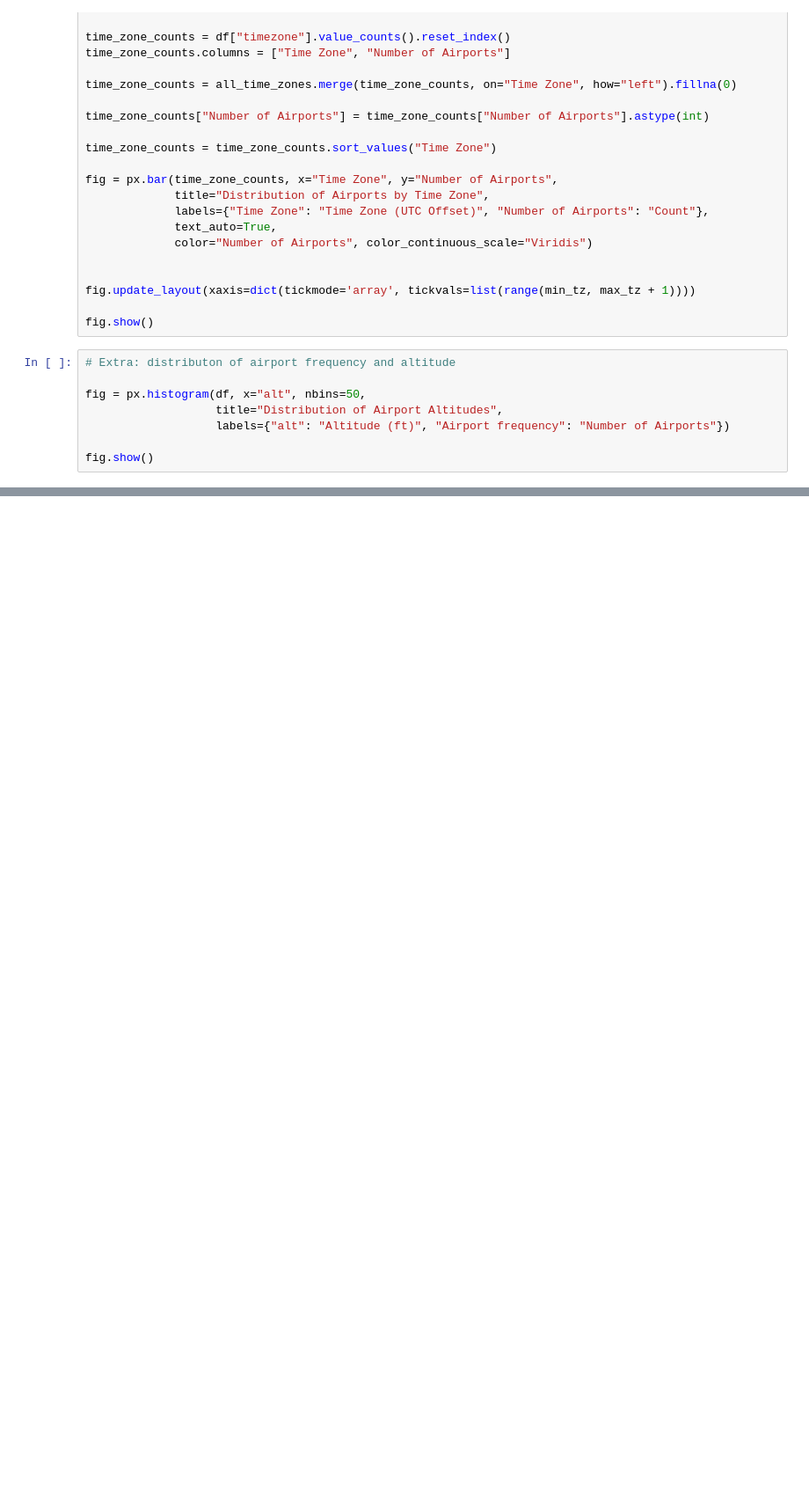
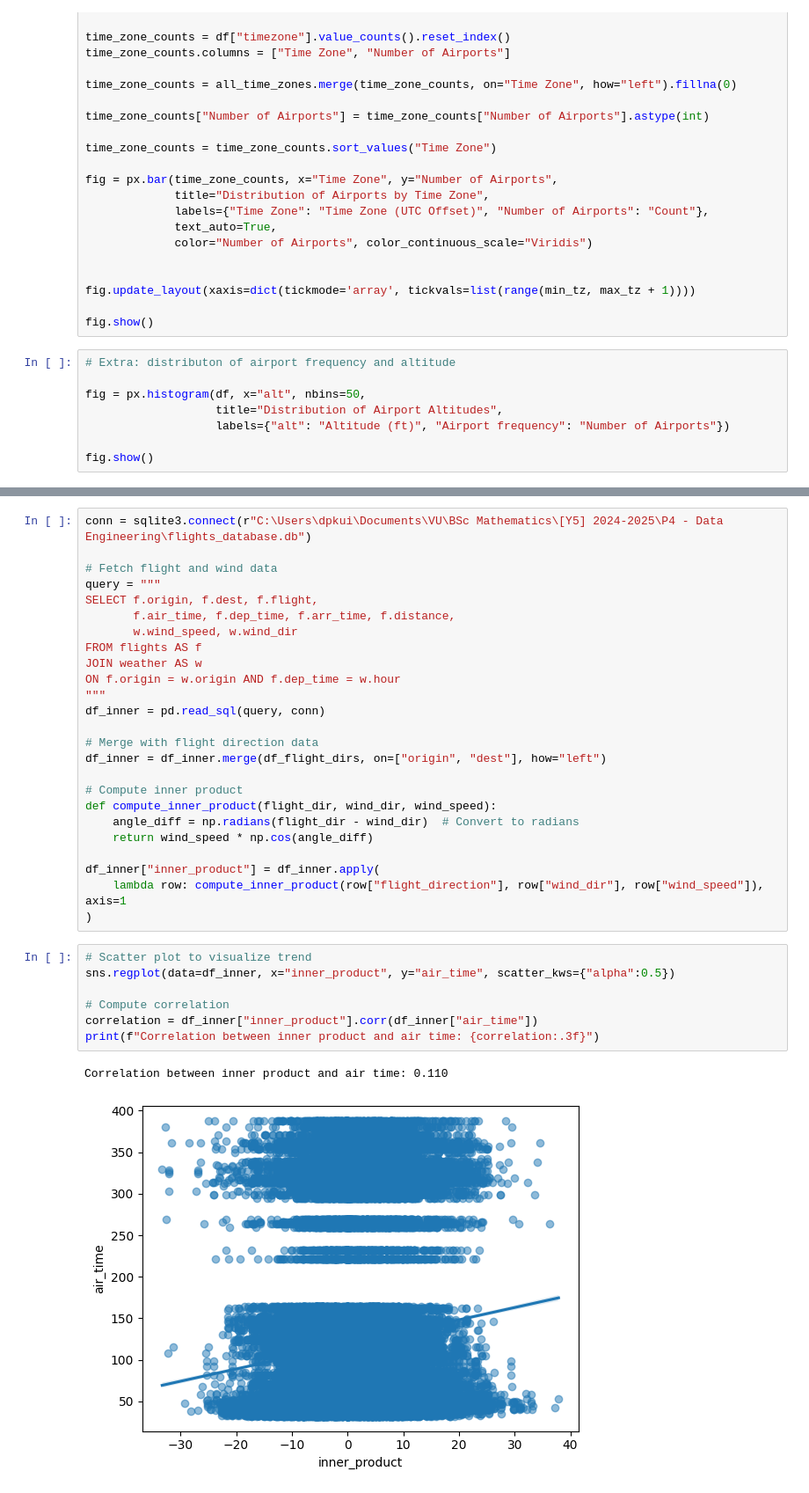
Before and after one commit to Simonwdb/DataEngineering, a Jupyter notebook: start.ipynb, the cells around one changed output, grey strips where cells are left out. Shown at 88% size. Drawn from its saved outputs; the diff is of its cells as text; blank space fills up the shorter version.

```diff
--- a/start.ipynb
+++ b/start.ipynb
@@ -56,0 +113,35 @@ fig.show()
+# %%
+conn = sqlite3.connect(r"C:\Users\dpkui\Documents\VU\BSc Mathematics\[Y5] 2024-2025\P4 - Data Engineering\flights_database.db")
+
+# Fetch flight and wind data
+query = """
+SELECT f.origin, f.dest, f.flight,
+       f.air_time, f.dep_time, f.arr_time, f.distance,
+       w.wind_speed, w.wind_dir
+FROM flights AS f
+JOIN weather AS w
+ON f.origin = w.origin AND f.dep_time = w.hour
+"""
+df_inner = pd.read_sql(query, conn)
+
+# Merge with flight direction data
+df_inner = df_inner.merge(df_flight_dirs, on=["origin", "dest"], how="left")
+
+# Compute inner product
+def compute_inner_product(flight_dir, wind_dir, wind_speed):
+    angle_diff = np.radians(flight_dir - wind_dir)  # Convert to radians
+    return wind_speed * np.cos(angle_diff)
+
+df_inner["inner_product"] = df_inner.apply(
+    lambda row: compute_inner_product(row["flight_direction"], row["wind_dir"], row["wind_speed"]), axis=1
+)
+# %%
+# Scatter plot to visualize trend
+sns.regplot(data=df_inner, x="inner_product", y="air_time", scatter_kws={"alpha":0.5})
+
+# Compute correlation
+correlation = df_inner["inner_product"].corr(df_inner["air_time"])
+print(f"Correlation between inner product and air time: {correlation:.3f}")
+# %% [output]
+Correlation between inner product and air time: 0.110
+[figure, added]
```
Also changed, not shown: parts of 2 cells of this notebook, 1 other file.
